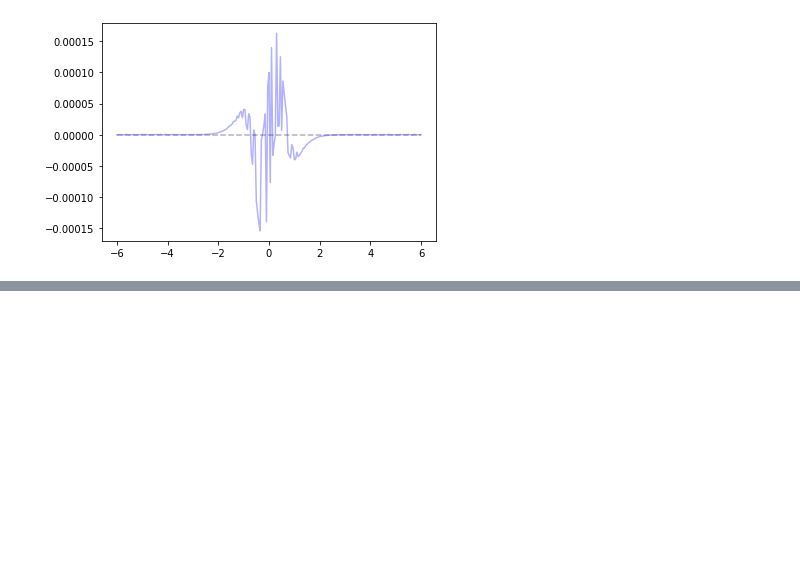
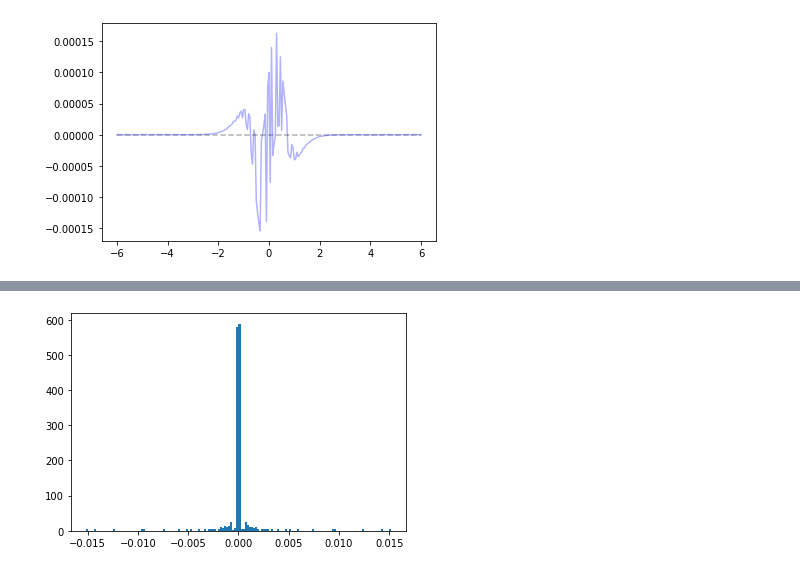
Before and after one commit to taoketao/activation-zones, a Jupyter notebook: noise-follows-D4-experiments/tf/noise-follows-D4-notebook.ipynb, the cells around one changed output, grey strips where cells are left out. Cells and saved outputs as stored; diff of their text form; code cells hidden in the pictures; blank space fills up the shorter version.

```diff
--- a/noise-follows-D4-experiments/tf/noise-follows-D4-notebook.ipynb
+++ b/noise-follows-D4-experiments/tf/noise-follows-D4-notebook.ipynb
@@ -1065,0 +1171,14 @@ for trial_counter in range(N_trials):
+# %%
+Y_data = [-.1,.1]
+X_data = [ np.ones((1,)) for v in Y_data ]     # x_counter
+Weights, bounds = weights_range(-3,3,50)
+N_trials = 5
+normz=True
+Nonlinearity= ('tanh',  tanh )
+#wtc=query_manual_model_wrapper(n_epochs=500, batchsize=1)
+
+
+plt.hist([w[2] for w in wtc],150)
+pass
+# %% [output]
+[figure, added]
```
Also changed, not shown: parts of 46 cells of this notebook, 2 other files.
